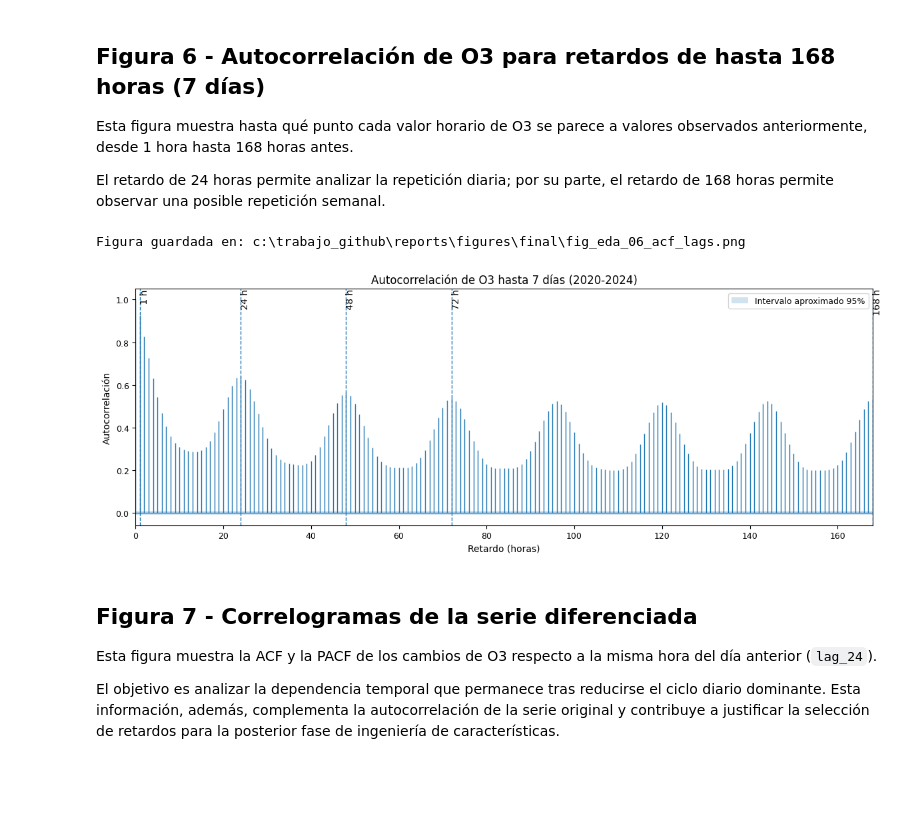
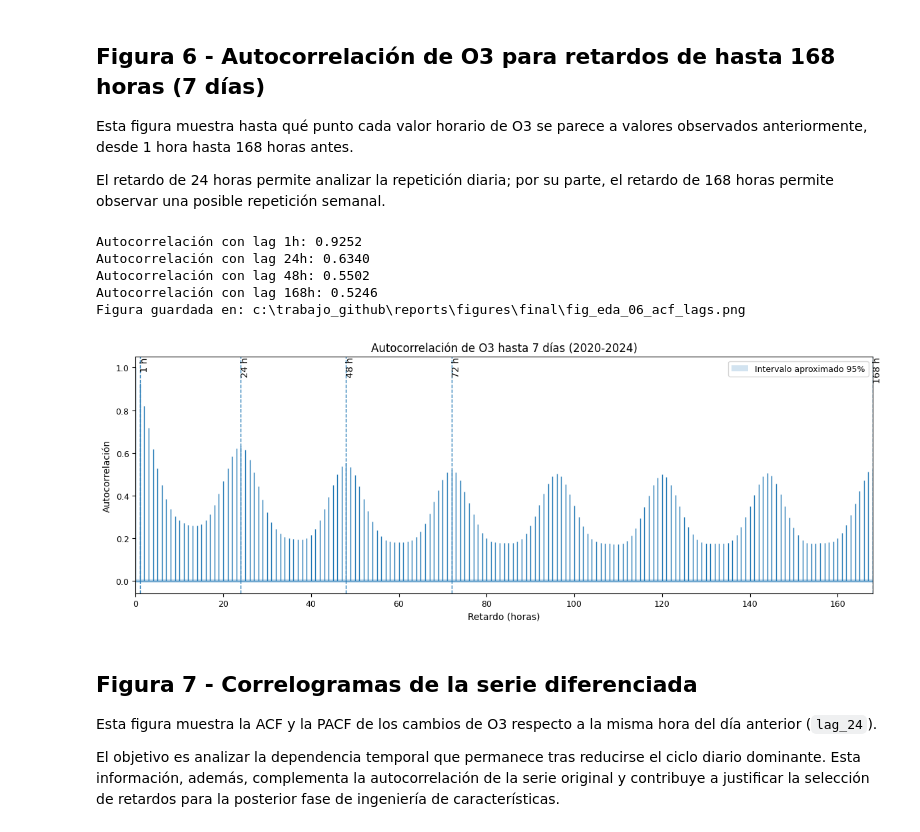
Before and after one commit to hipenation2142/trabajo, a Jupyter notebook: notebooks/01b_eda_final_figures.ipynb, the cells around one changed output. Drawn from its saved outputs; the diff is of its cells as text; code cells hidden in the pictures; blank space fills up the shorter version.

```diff
--- a/notebooks/01b_eda_final_figures.ipynb
+++ b/notebooks/01b_eda_final_figures.ipynb
@@ -771,13 +760,15 @@ El retardo de 24 horas permite analizar la repetición diaria; por su parte, el
 # %%
 # A continuación, se observará la correlación del O3 actual con sus valores en horas anteriores.
 # Para calcular esta correlación correctamente, la serie deberá tener una observación en cada hora;
-# como hay algunos valores de O3 ausentes, se rellenarán temporalmente, pero solo para este análisis.
+# como hay algunos valores de O3 ausentes, se rellenarán temporalmente, pero solo para efectuar este análisis.
 o3_series_for_acf = (
-    eda_df.set_index("timestamp")["o3"]
+    eda_modeling_df.set_index("timestamp")["o3"]
     .sort_index()
     .asfreq("h")
     .interpolate(limit_direction="both")
 )
+
+assert o3_series_for_acf.index.max() <= MODELING_END
 
 # Se calcula la autocorrelación hasta 7 días atrás.
 max_lag = 24 * 7
@@ -785,38 +776,47 @@ acf_values = acf(o3_series_for_acf, nlags=max_lag, fft=True)
 
 lags = np.arange(len(acf_values))
 confidence_band = 1.96 / np.sqrt(len(o3_series_for_acf))
+
+print(f"Autocorrelación con lag 1h: {acf_values[1]:.4f}")
+print(f"Autocorrelación con lag 24h: {acf_values[24]:.4f}")
+print(f"Autocorrelación con lag 48h: {acf_values[48]:.4f}")
+print(f"Autocorrelación con lag 168h: {acf_values[168]:.4f}")
 
 fig, ax = plt.subplots(figsize=(12, 4.5))
 
 ax.vlines(lags, 0, acf_values, linewidth=1)
 ax.axhline(0, linewidth=1)
 ax.axhspan(-confidence_band, confidence_band, alpha=0.20, label="Intervalo aproximado 95%")
 
 for selected_lag in [1, 24, 48, 72, 168]:
     ax.axvline(selected_lag, linestyle="--", linewidth=1)
     ax.text(
         selected_lag,
         ax.get_ylim()[1],
         f" {selected_lag} h",
         rotation=90,
         va="top",
         ha="left",
     )
 
 ax.set_title("Autocorrelación de O3 hasta 7 días (2020-2024)")
 ax.set_xlabel("Retardo (horas)")
 ax.set_ylabel("Autocorrelación")
 ax.set_xlim(0, max_lag)
 ax.legend(loc="upper right")
 
 fig.tight_layout()
 
 save_final_figure(fig, "fig_eda_06_acf_lags.png")
 
 plt.show()
 # %% [output]
+Autocorrelación con lag 1h: 0.9252
+Autocorrelación con lag 24h: 0.6340
+Autocorrelación con lag 48h: 0.5502
+Autocorrelación con lag 168h: 0.5246
 Figura guardada en: c:\trabajo_github\reports\figures\final\fig_eda_06_acf_lags.png
-[figure, old version]
+[figure, new version]
 # %% [markdown]
 ## Figura 7 - Correlogramas de la serie diferenciada
 
```
Also changed, not shown: parts of 13 cells of this notebook, 6 other files.
